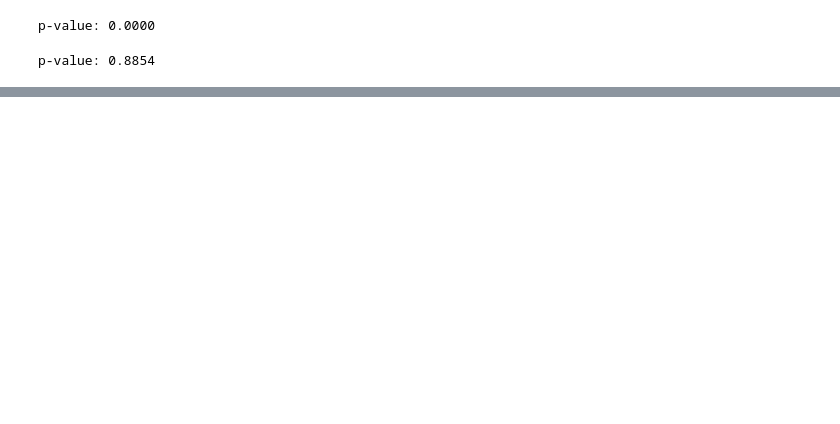
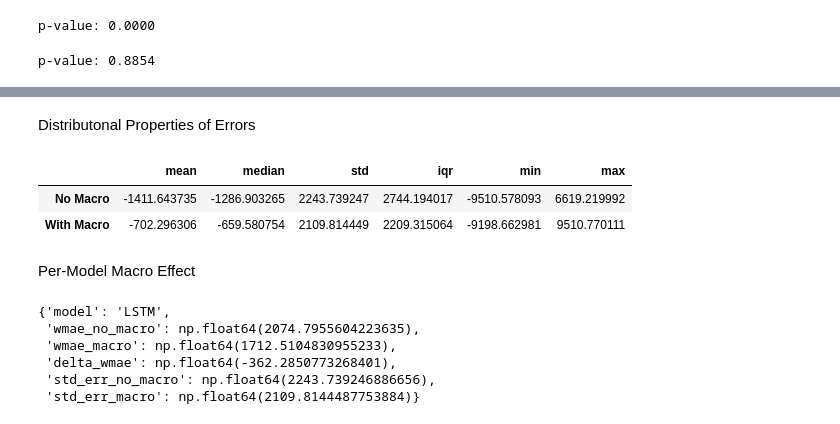
Before and after one commit to NichBry25/BitcoinPricePrediction, a Jupyter notebook: BTCForecasting_LSTM.ipynb, the cells around one changed output, grey strips where cells are left out. Cells and saved outputs as stored; diff of their text form; code cells hidden in the pictures; blank space fills up the shorter version.

```diff
--- a/BTCForecasting_LSTM.ipynb
+++ b/BTCForecasting_LSTM.ipynb
@@ -562,0 +597,26 @@ p-value: 0.8854
+# %% [markdown]
+Distributonal Properties of Errors
+# %%
+def distribution_stats(errors):
+  return {
+      "mean": np.mean(errors),
+      "median": np.median(errors),
+      "std": np.std(errors),
+      "iqr": np.percentile(errors, 75) - np.percentile(errors, 25),
+      "min": np.min(errors),
+      "max": np.max(errors)
+  }
+# %%
+dist_no_macro = distribution_stats(err_no_macro)
+# %%
+dist_macro = distribution_stats(err_macro)
+# %%
+dist_df = pd.DataFrame([dist_no_macro, dist_macro], index=['No Macro', 'With Macro'])
+# %%
+dist_df
+# %% [output]
+|  | mean | median | std | iqr | min | max |
+| No Macro | -1411.643735 | -1286.903265 | 2243.739247 | 2744.194017 | -9510.578093 | 6619.219992 |
+| With Macro | -702.296306 | -659.580754 | 2109.814449 | 2209.315064 | -9198.662981 | 9510.770111 |
+# %% [markdown]
+Per-Model Macro Effect
@@ -562,0 +632,9 @@ p-value: 0.8854
+# %%
+lstm_stat_results
+# %% [output]
+{'model': 'LSTM',
+ 'wmae_no_macro': np.float64(2074.7955604223635),
+ 'wmae_macro': np.float64(1712.5104830955233),
+ 'delta_wmae': np.float64(-362.2850773268401),
+ 'std_err_no_macro': np.float64(2243.739246886656),
+ 'std_err_macro': np.float64(2109.8144487753884)}
```
Also changed, not shown: parts of 24 cells of this notebook.
